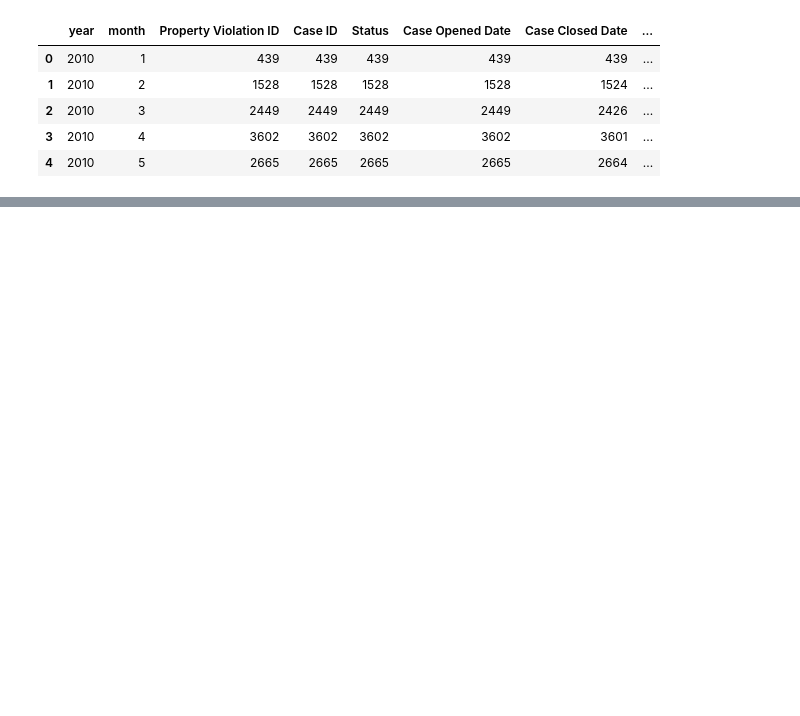
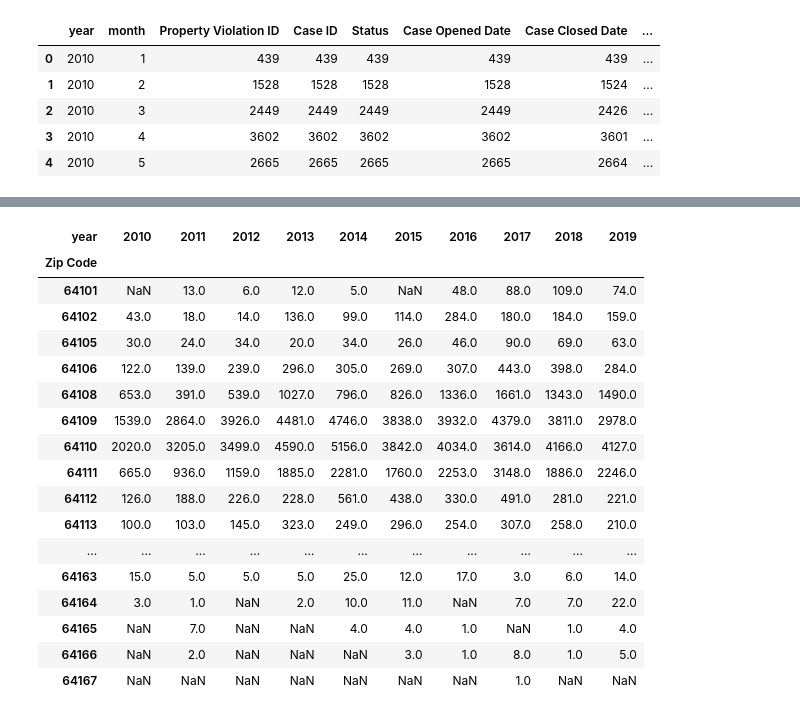
Before and after one commit to sjhaluck/KCMO-Property-and-Crime, a Jupyter notebook: KC_property_crime.ipynb, the cells around one changed output, grey strips where cells are left out. Saved outputs shown, nothing was run; the diff lists cells and outputs as text; code cells hidden in the pictures; blank space fills up the shorter version.

```diff
--- a/KC_property_crime.ipynb
+++ b/KC_property_crime.ipynb
@@ -1241,0 +1322,22 @@ plt.show()
+# %%
+# pivot table to count the property violations in each year for each zip code
+violations.sort_values(by='Zip Code').groupby(by=['Zip Code','year'], as_index=False).count()[['Zip Code','year','Case ID']].pivot(index='Zip Code',columns='year',values='Case ID')
+# %% [output]
+| year | 2010 | 2011 | 2012 | 2013 | 2014 | 2015 | 2016 | 2017 | 2018 | 2019 |
+| Zip Code |  |  |  |  |  |  |  |  |  |  |
+| 64101 | NaN | 13.0 | 6.0 | 12.0 | 5.0 | NaN | 48.0 | 88.0 | 109.0 | 74.0 |
+| 64102 | 43.0 | 18.0 | 14.0 | 136.0 | 99.0 | 114.0 | 284.0 | 180.0 | 184.0 | 159.0 |
+| 64105 | 30.0 | 24.0 | 34.0 | 20.0 | 34.0 | 26.0 | 46.0 | 90.0 | 69.0 | 63.0 |
+| 64106 | 122.0 | 139.0 | 239.0 | 296.0 | 305.0 | 269.0 | 307.0 | 443.0 | 398.0 | 284.0 |
+| 64108 | 653.0 | 391.0 | 539.0 | 1027.0 | 796.0 | 826.0 | 1336.0 | 1661.0 | 1343.0 | 1490.0 |
+| 64109 | 1539.0 | 2864.0 | 3926.0 | 4481.0 | 4746.0 | 3838.0 | 3932.0 | 4379.0 | 3811.0 | 2978.0 |
+| 64110 | 2020.0 | 3205.0 | 3499.0 | 4590.0 | 5156.0 | 3842.0 | 4034.0 | 3614.0 | 4166.0 | 4127.0 |
+| 64111 | 665.0 | 936.0 | 1159.0 | 1885.0 | 2281.0 | 1760.0 | 2253.0 | 3148.0 | 1886.0 | 2246.0 |
+| 64112 | 126.0 | 188.0 | 226.0 | 228.0 | 561.0 | 438.0 | 330.0 | 491.0 | 281.0 | 221.0 |
+| 64113 | 100.0 | 103.0 | 145.0 | 323.0 | 249.0 | 296.0 | 254.0 | 307.0 | 258.0 | 210.0 |
+| ... | ... | ... | ... | ... | ... | ... | ... | ... | ... | ... |
+| 64163 | 15.0 | 5.0 | 5.0 | 5.0 | 25.0 | 12.0 | 17.0 | 3.0 | 6.0 | 14.0 |
+| 64164 | 3.0 | 1.0 | NaN | 2.0 | 10.0 | 11.0 | NaN | 7.0 | 7.0 | 22.0 |
+| 64165 | NaN | 7.0 | NaN | NaN | 4.0 | 4.0 | 1.0 | NaN | 1.0 | 4.0 |
+| 64166 | NaN | 2.0 | NaN | NaN | NaN | 3.0 | 1.0 | 8.0 | 1.0 | 5.0 |
+| 64167 | NaN | NaN | NaN | NaN | NaN | NaN | NaN | 1.0 | NaN | NaN |
```
Also changed, not shown: parts of 28 cells of this notebook, 22 other files.
